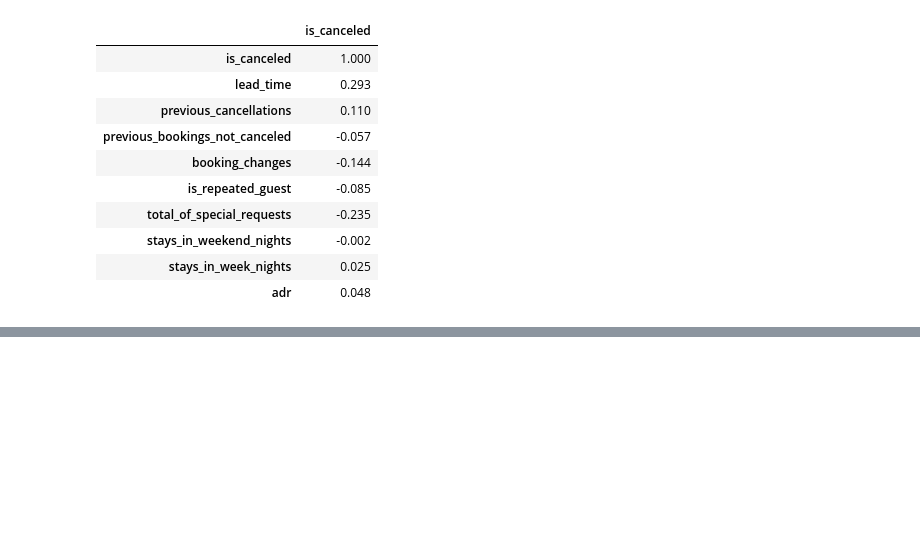
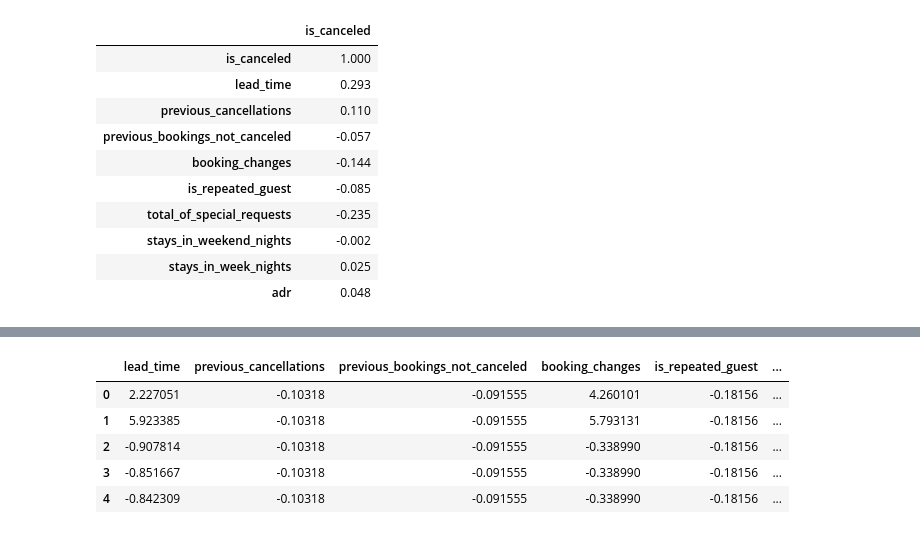
Before and after one commit to sylle321/Hotel_booking, a Jupyter notebook: Descriptive_question.ipynb, the cells around one changed output, grey strips where cells are left out. Saved outputs shown, nothing was run; the diff lists cells and outputs as text; code cells hidden in the pictures; blank space fills up the shorter version.

```diff
--- a/Descriptive_question.ipynb
+++ b/Descriptive_question.ipynb
@@ -315,0 +228,15 @@ Confusion Matrix:
+# %%
+# Standardization (0 mean, unit variance)
+scaler = StandardScaler()
+scaled_df = pd.DataFrame(
+    scaler.fit_transform(hotel_clean[pca_cols]),
+    columns=pca_cols
+)
+scaled_df.head()
+# %% [output]
+|  | lead_time | previous_cancellations | previous_bookings_not_canceled | booking_changes | is_repeated_guest | ... |
+| 0 | 2.227051 | -0.10318 | -0.091555 | 4.260101 | -0.18156 | ... |
+| 1 | 5.923385 | -0.10318 | -0.091555 | 5.793131 | -0.18156 | ... |
+| 2 | -0.907814 | -0.10318 | -0.091555 | -0.338990 | -0.18156 | ... |
+| 3 | -0.851667 | -0.10318 | -0.091555 | -0.338990 | -0.18156 | ... |
+| 4 | -0.842309 | -0.10318 | -0.091555 | -0.338990 | -0.18156 | ... |
```
Also changed, not shown: parts of 5 cells of this notebook.
